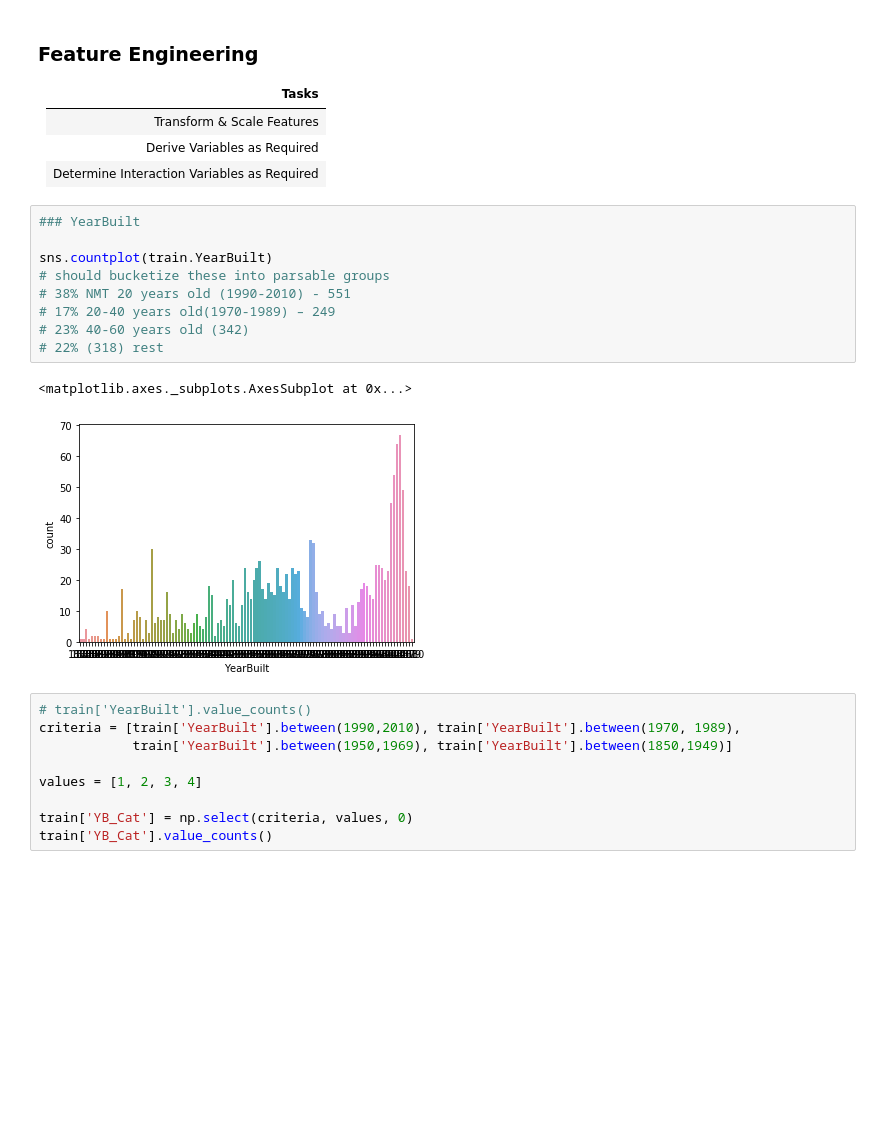
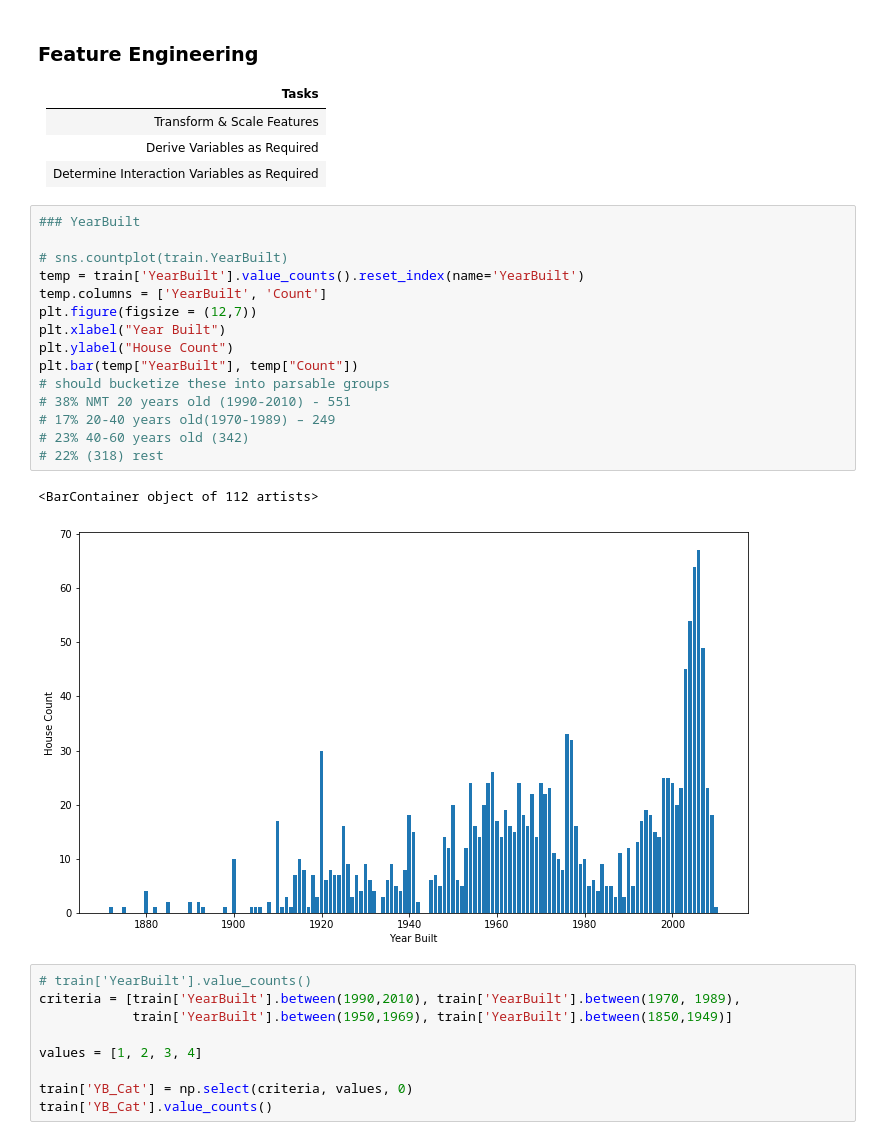
Before and after one commit to ericlundy87/House-Prices-Advanced-Regression-Techniques, a Jupyter notebook: p4_cheney.ipynb, the cells around one changed output. Drawn from its saved outputs; the diff is of its cells as text; blank space fills up the shorter version.

```diff
--- a/p4_cheney.ipynb
+++ b/p4_cheney.ipynb
@@ -271,15 +306,21 @@ sns.countplot(train.GarageCars)
 # %%
 ### YearBuilt
 
-sns.countplot(train.YearBuilt)
+# sns.countplot(train.YearBuilt)
+temp = train['YearBuilt'].value_counts().reset_index(name='YearBuilt')
+temp.columns = ['YearBuilt', 'Count']
+plt.figure(figsize = (12,7))
+plt.xlabel("Year Built")
+plt.ylabel("House Count")
+plt.bar(temp["YearBuilt"], temp["Count"])
 # should bucketize these into parsable groups
 # 38% NMT 20 years old (1990-2010) - 551
 # 17% 20-40 years old(1970-1989) – 249
 # 23% 40-60 years old (342)
 # 22% (318) rest
 # %% [output]
-<matplotlib.axes._subplots.AxesSubplot at 0x...>
+<BarContainer object of 112 artists>
-[figure, old version]
+[figure, new version]
 # %%
 # train['YearBuilt'].value_counts()
 criteria = [train['YearBuilt'].between(1990,2010), train['YearBuilt'].between(1970, 1989),
```
Also changed, not shown: parts of 8 cells of this notebook.
